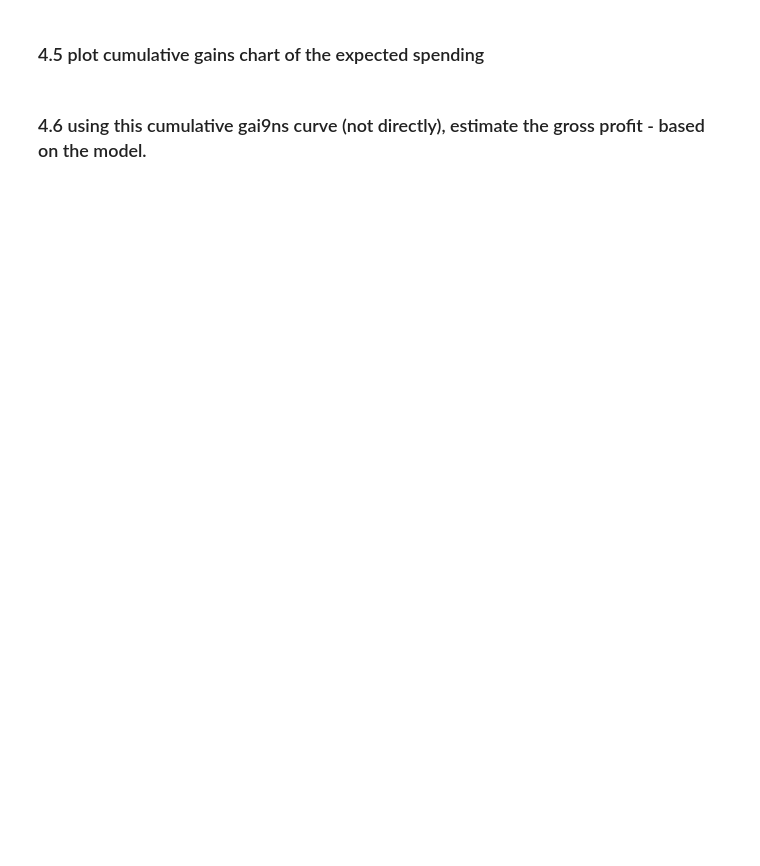
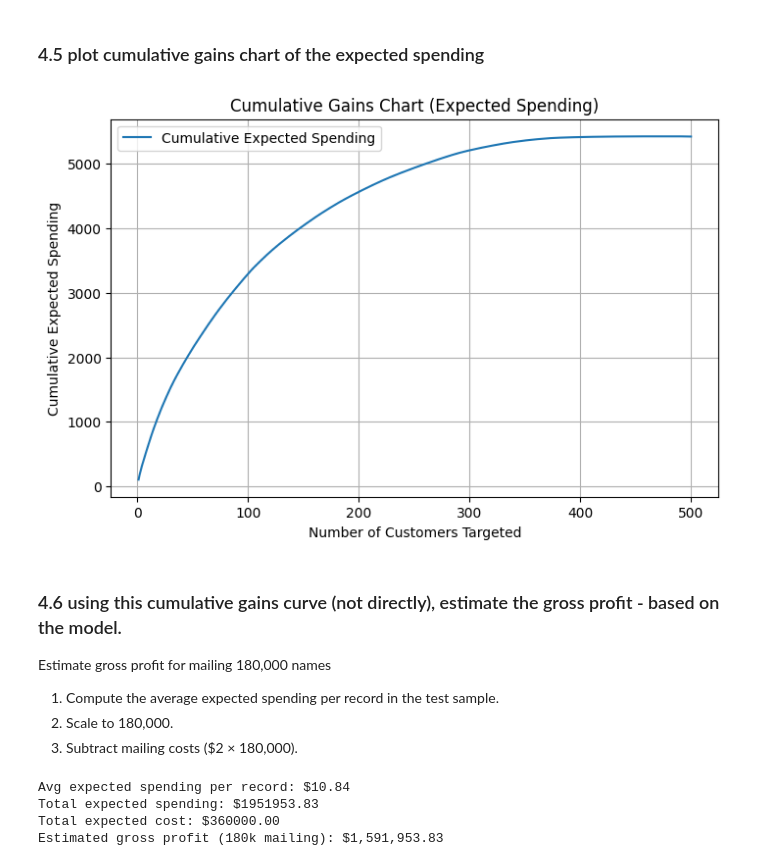
Before and after one commit to xuany823/ADS505, a Jupyter notebook: Module2/Assignment2.1.ipynb, the cells around one changed output. Saved outputs shown, nothing was run; the diff lists cells and outputs as text; code cells hidden in the pictures; blank space fills up the shorter version.

```diff
--- a/Module2/Assignment2.1.ipynb
+++ b/Module2/Assignment2.1.ipynb
@@ -526,10 +527,10 @@ sfs = SequentialFeatureSelector(
 
 # Selected features and final fit
 sel_feats = X_train_p.columns[sfs.get_support()]
-lr = LinearRegression().fit(X_train_p[sel_feats], y_train_p)
+best_model = LinearRegression().fit(X_train_p[sel_feats], y_train_p)
 
 # Validate
-lr_pred = lr.predict(X_valid_p[sel_feats])
+lr_pred = best_model.predict(X_valid_p[sel_feats])
 lr_rmse = np.sqrt(mean_squared_error(y_valid_p, lr_pred))
 lr_mae  = mean_absolute_error(y_valid_p, lr_pred)
 
@@ -563,3 +545,11 @@ Validation — Regression Tree: RMSE=163.81, MAE=103.30
 ## 4.
 # %% [markdown]
 ### 4.1 add a column - Logistic regression
+# %%
+# Predict probability of purchase (class=1) from logistic regression pipeline
+test_proba = pipe.predict_proba(test_X)[:, 1]
+
+# Create Score Analysis DataFrame
+score_analysis = test_X.copy()
+score_analysis["Purchase"] = test_y.values
+score_analysis["p_purchase"] = test_proba
@@ -567,0 +578,6 @@ Validation — Regression Tree: RMSE=163.81, MAE=103.30
+# %%
+# chosen linear regression (stepwise)
+# Use the same selected predictors as in stepwise
+spend_pred = best_model.predict(test_X[sel_feats])
+
+score_analysis["pred_spending"] = spend_pred
@@ -572,4 +622,53 @@ Validation — Regression Tree: RMSE=163.81, MAE=103.30
+# %%
+adjust_factor = 0.053 / 0.5   # = 0.107
+score_analysis["expected_spending"] = (
+    score_analysis["p_purchase"] * adjust_factor * score_analysis["pred_spending"]
+)
 # %% [markdown]
 ### 4.5 plot cumulative gains chart of the expected spending
+# %%
+# Sort customers by expected spending (highest to lowest)
+score_sorted = score_analysis.sort_values("expected_spending", ascending=False).reset_index(drop=True)
+
+# Cumulative expected spending
+cumulative_spending = np.cumsum(score_sorted["expected_spending"])
+
+plt.figure(figsize=(8,5))
+plt.plot(range(1, len(cumulative_spending)+1), cumulative_spending, label="Cumulative Expected Spending")
+plt.xlabel("Number of Customers Targeted")
+plt.ylabel("Cumulative Expected Spending")
+plt.title("Cumulative Gains Chart (Expected Spending)")
+plt.legend()
+plt.grid(True)
+plt.show()
+# %% [output]
+[figure, added]
 # %% [markdown]
-### 4.6 using this cumulative gai9ns curve (not directly), estimate the gross profit - based on the model.
+### 4.6 using this cumulative gains curve (not directly), estimate the gross profit - based on the model.
+Estimate gross profit for mailing 180,000 names
+
+1.	Compute the average expected spending per record in the test sample.
+2.	Scale to 180,000.
+3.	Subtract mailing costs ($2 × 180,000).
+# %%
+# Average expected spending in test sample
+avg_exp_spending = score_analysis["expected_spending"].mean()
+
+# Scale up to 180,000 customers
+total_expected_spending = avg_exp_spending * 180000
+
+# Mailing cost
+mailing_cost = 180000 * 2
+
+# Gross profit
+gross_profit = total_expected_spending - mailing_cost
+
+print(f"Avg expected spending per record: ${avg_exp_spending:.2f}")
+print(f"Total expected spending: ${total_expected_spending:.2f}")
+print(f"Total expected cost: ${mailing_cost:.2f}")
+print(f"Estimated gross profit (180k mailing): ${gross_profit:,.2f}")
+# %% [output]
+Avg expected spending per record: $10.84
+Total expected spending: $1951953.83
+Total expected cost: $360000.00
+Estimated gross profit (180k mailing): $1,591,953.83
```
Also changed, not shown: parts of 11 cells of this notebook.
